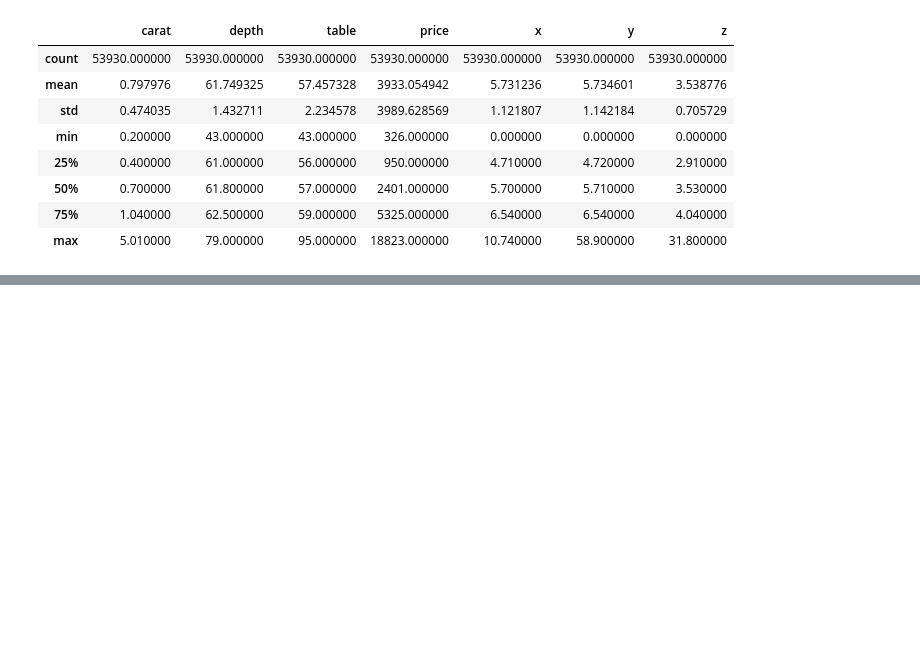
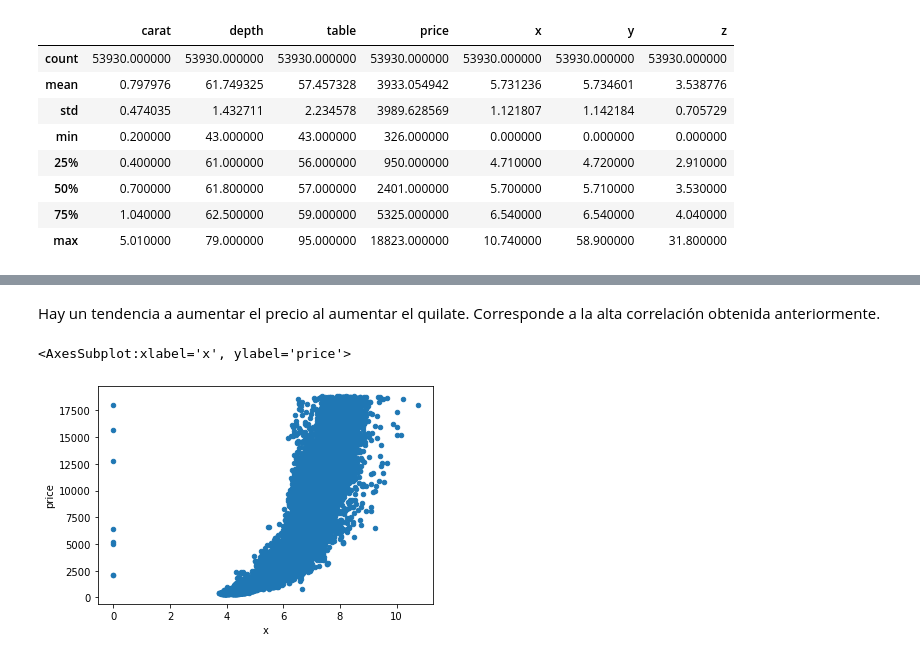
Before and after one commit to DemetrioCN/dataScientist, a Jupyter notebook: The-lapidarist-problem.ipynb, the cells around one changed output, grey strips where cells are left out. Drawn from its saved outputs; the diff is of its cells as text; code cells hidden in the pictures; blank space fills up the shorter version.

```diff
--- a/The-lapidarist-problem.ipynb
+++ b/The-lapidarist-problem.ipynb
@@ -64,0 +121,7 @@ Name: carat, Length: 53930, dtype: float64
+# %% [markdown]
+Hay un tendencia a aumentar el precio al aumentar el quilate. Corresponde a la alta correlación obtenida anteriormente.
+# %%
+df.plot.scatter(x='x',y='price')
+# %% [output]
+<AxesSubplot:xlabel='x', ylabel='price'>
+[figure, added]
```
Also changed, not shown: parts of 35 cells of this notebook.
